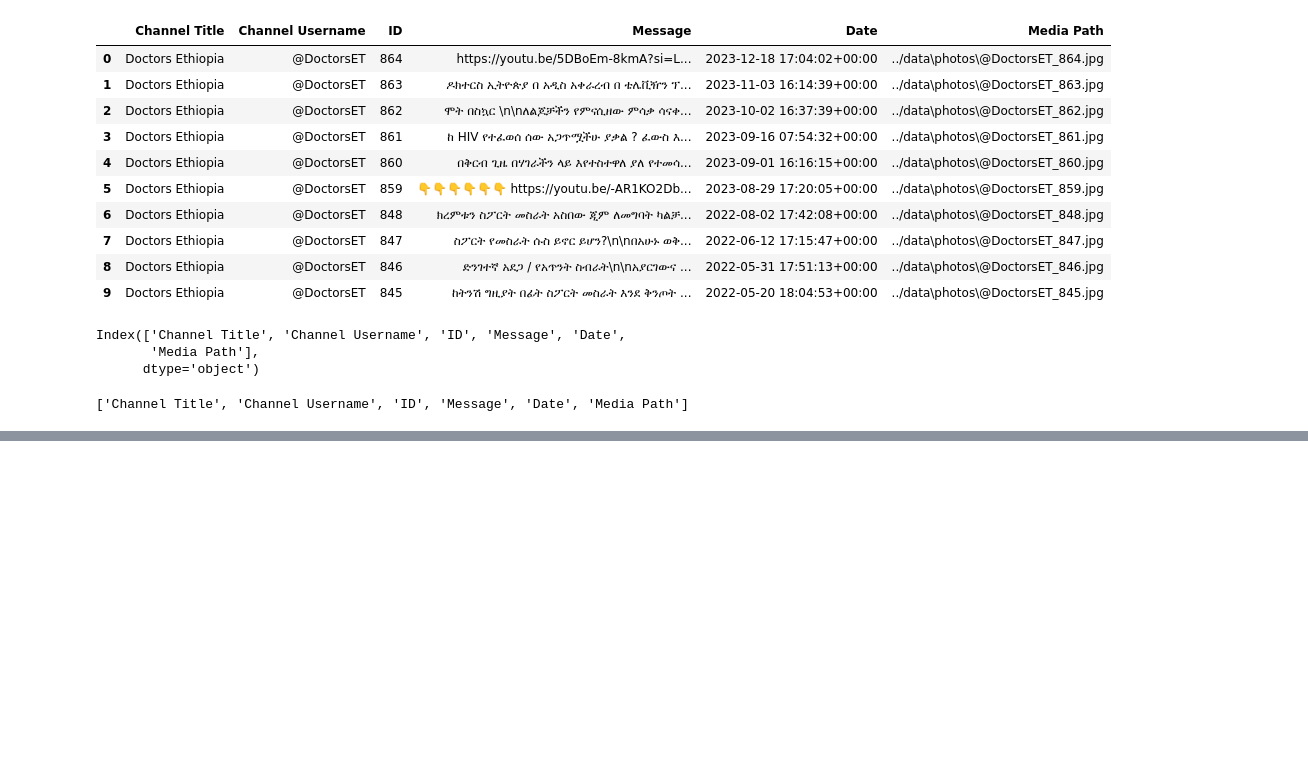
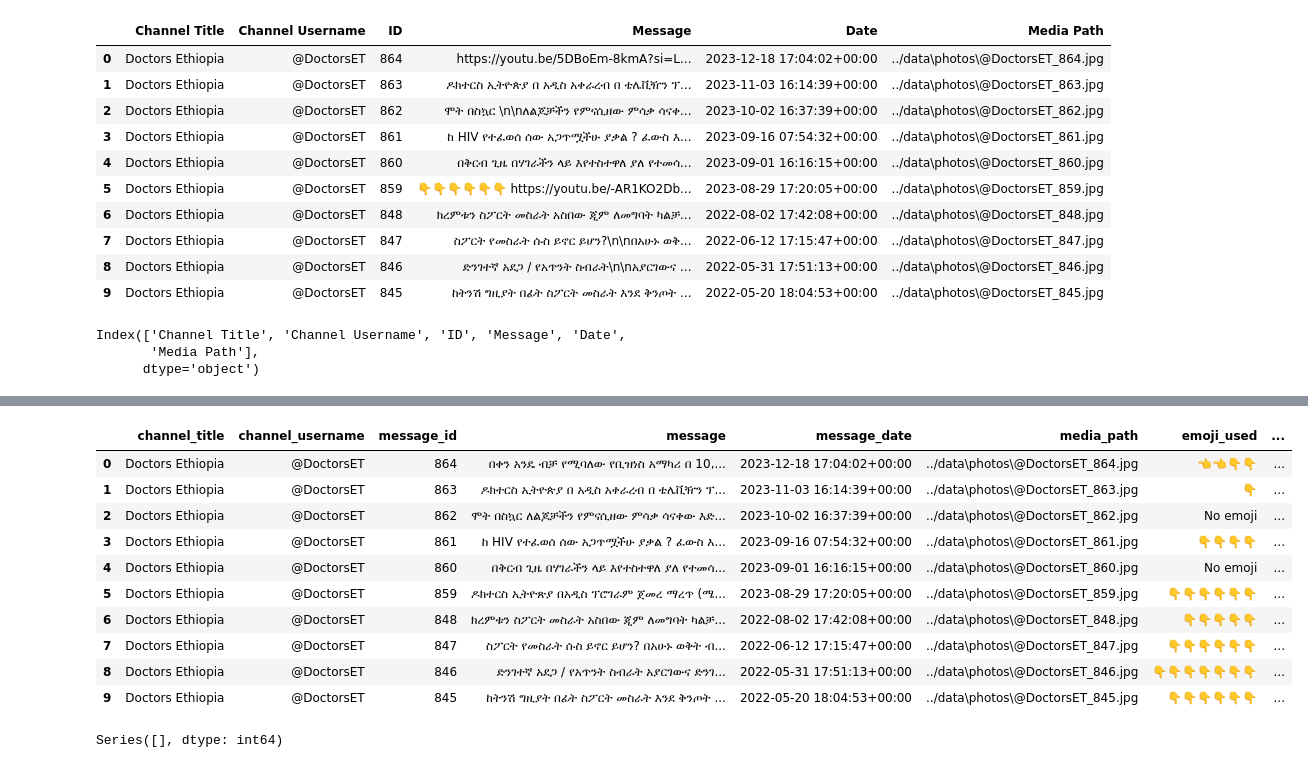
Before and after one commit to Tsebaot-Girma/TeleMed-DataWarehouse, a Jupyter notebook: notebook/data_cleaning_loading.ipynb, the cells around one changed output, grey strips where cells are left out. Cells and saved outputs as stored; diff of their text form; code cells hidden in the pictures; blank space fills up the shorter version.

Commit message:
Updated data cleaning notebook and database setup script

```diff
--- a/notebook/data_cleaning_loading.ipynb
+++ b/notebook/data_cleaning_loading.ipynb
@@ -50,7 +44,9 @@ df.columns
 Index(['Channel Title', 'Channel Username', 'ID', 'Message', 'Date',
        'Media Path'],
       dtype='object')
-# %%
-list(df.columns)
-# %% [output]
-['Channel Title', 'Channel Username', 'ID', 'Message', 'Date', 'Media Path']
+# %%
+df_cleaned = clean_dataframe(df)
+
+# Display cleaned dataset
+df_cleaned.head(10)
+# %% [output]
@@ -56,0 +60,17 @@ list(df.columns)
+|  | channel_title | channel_username | message_id | message | message_date | media_path | emoji_used | ... |
+| 0 | Doctors Ethiopia | @DoctorsET | 864 | በቀን አንዴ ብቻ የሚባለው የቢዝነስ አማካሪ በ 10,... | 2023-12-18 17:04:02+00:00 | ../data\photos\@DoctorsET_864.jpg | 👈👈👇👇 | ... |
+| 1 | Doctors Ethiopia | @DoctorsET | 863 | ዶክተርስ ኢትዮጵያ በ አዲስ አቀራረብ በ ቴሌቪዥን ፕ... | 2023-11-03 16:14:39+00:00 | ../data\photos\@DoctorsET_863.jpg | 👇 | ... |
+| 2 | Doctors Ethiopia | @DoctorsET | 862 | ሞት በስኳር ለልጆቻችን የምናሲዘው ምሳቃ ሳናቀው እድ... | 2023-10-02 16:37:39+00:00 | ../data\photos\@DoctorsET_862.jpg | No emoji | ... |
+| 3 | Doctors Ethiopia | @DoctorsET | 861 | ከ HIV የተፈወሰ ሰው አጋጥሟችሁ ያቃል ? ፈውስ እ... | 2023-09-16 07:54:32+00:00 | ../data\photos\@DoctorsET_861.jpg | 👇👇👇👇 | ... |
+| 4 | Doctors Ethiopia | @DoctorsET | 860 | በቅርብ ጊዜ በሃገራችን ላይ እየተስተዋለ ያለ የተመሳ... | 2023-09-01 16:16:15+00:00 | ../data\photos\@DoctorsET_860.jpg | No emoji | ... |
+| 5 | Doctors Ethiopia | @DoctorsET | 859 | ዶክተርስ ኢትዮጽያ በአዲስ ፕሮገራም ጀመረ ማረጥ (ሜ... | 2023-08-29 17:20:05+00:00 | ../data\photos\@DoctorsET_859.jpg | 👇👇👇👇👇👇 | ... |
+| 6 | Doctors Ethiopia | @DoctorsET | 848 | ክረምቱን ስፖርት መስራት አስበው ጂም ለመግባት ካልቻ... | 2022-08-02 17:42:08+00:00 | ../data\photos\@DoctorsET_848.jpg | 👇👇👇👇👇 | ... |
+| 7 | Doctors Ethiopia | @DoctorsET | 847 | ስፖርት የመስራት ሱስ ይኖር ይሆን? በአሁኑ ወቅት ብ... | 2022-06-12 17:15:47+00:00 | ../data\photos\@DoctorsET_847.jpg | 👇👇👇👇👇👇 | ... |
+| 8 | Doctors Ethiopia | @DoctorsET | 846 | ድንገተኛ አደጋ / የአጥንት ስብራት አያርገውና ድንገ... | 2022-05-31 17:51:13+00:00 | ../data\photos\@DoctorsET_846.jpg | 👇👇👇👇👇👇👇 | ... |
+| 9 | Doctors Ethiopia | @DoctorsET | 845 | ከትንሽ ግዚያት በፊት ስፖርት መስራት እንደ ቅንጦት ... | 2022-05-20 18:04:53+00:00 | ../data\photos\@DoctorsET_845.jpg | 👇👇👇👇👇👇 | ... |
+# %%
+# Check for missing values in the cleaned DataFrame
+missing_values = df_cleaned.isnull().sum()
+missing_values[missing_values > 0]  # Display only columns with missing values
+# %% [output]
+Series([], dtype: int64)
```
Also changed, not shown: parts of 14 cells of this notebook, 1 other file.
